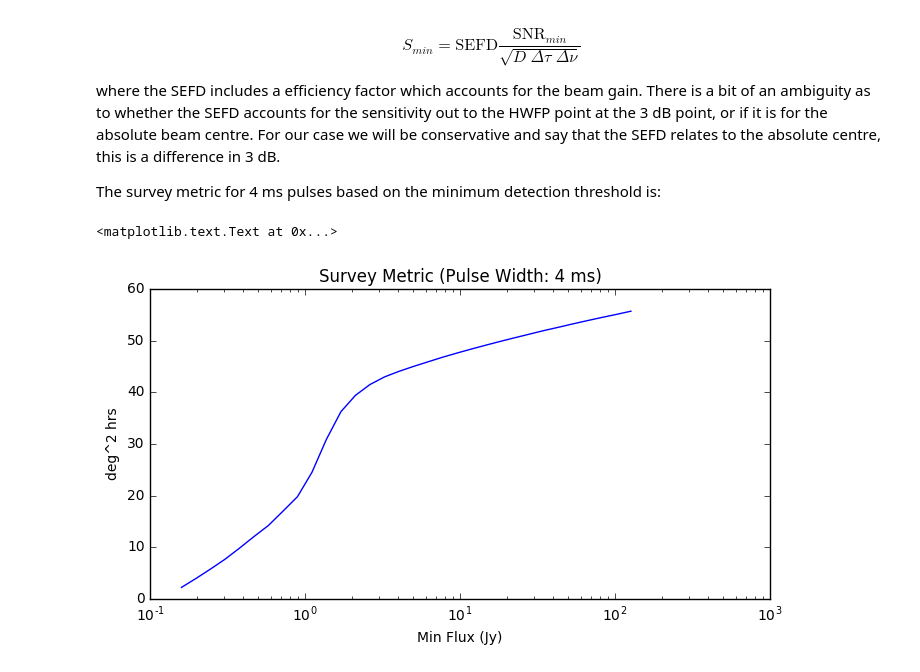
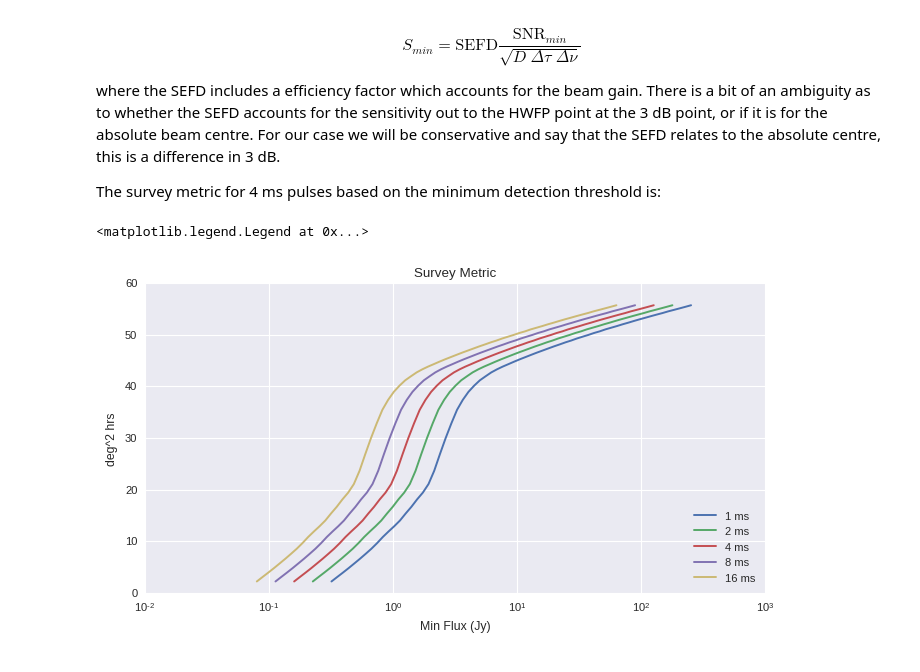
Before and after one commit to griffinfoster/alfaburst-initial-survey, a Jupyter notebook: notebooks/ALFA_Beam_Response.ipynb, the cells around one changed output. Drawn from its saved outputs; the diff is of its cells as text; code cells hidden in the pictures.

Commit message:
updated plots

```diff
--- a/notebooks/ALFA_Beam_Response.ipynb
+++ b/notebooks/ALFA_Beam_Response.ipynb
@@ -195,6 +204,7 @@ plt.xlabel('arcmin')
 # %%
 # Plot the primary lobe and first side lobe
 
+sns.set_style("whitegrid", {'axes.grid' : False})
 fig = plt.figure(figsize=(7, 5)) # width, height
 plt.imshow(primaryLobeResp + sideLobeStokesI, cmap=plt.get_cmap('viridis'),\
            extent=(-1.*xWidth/2., xWidth/2., -1.*yWidth/2., yWidth/2.))
@@ -239,6 +249,7 @@ for fid in np.arange(7):
 # %%
 # Plot the ALFA receiver using 3/8 power scaling, same as Fig 12 of the memo
 
+sns.set_style("whitegrid", {'axes.grid' : False})
 fig = plt.figure(figsize=(7, 5)) # width, height
 plt.imshow(beamResp**(3./8.), cmap=plt.get_cmap('viridis'),\
            extent=(-1.*xWidth/2., xWidth/2., -1.*yWidth/2., yWidth/2.))
@@ -255,6 +266,7 @@ plt.xlabel('arcmin')
 dBbeamResp = 10. * np.log10(beamResp)
 dBbeamResp = np.clip(dBbeamResp, a_min=-30., a_max=np.max(dBbeamResp))
 
+sns.set_style("whitegrid", {'axes.grid' : False})
 fig = plt.figure(figsize=(7, 5)) # width, height
 plt.imshow(dBbeamResp, cmap=plt.get_cmap('viridis'), extent=(-1.*xWidth/2., xWidth/2., -1.*yWidth/2., yWidth/2.))
 plt.colorbar()
@@ -290,13 +302,14 @@ print '%.1f deg^2 hrs'%(beamCoverage * meanObsHrs)
 # %% [markdown]
 The survey metric as a function of the beam sensitivity can be plotted as:
 # %%
-steps = 32
+steps = 64
 sensLevel = np.linspace(-1, -30, steps)
 surveyMetric = np.zeros(steps)
 for sid,sl in enumerate(sensLevel):
     nPix = len(dBbeamResp[np.where(dBbeamResp > sl)])
     surveyMetric[sid] = (nPix / totalPix) * totalCoverage * meanObsHrs
 
+sns.set_style("darkgrid")
 fig = plt.figure(figsize=(8, 4)) # width, height
 plt.plot(sensLevel, surveyMetric)
 plt.gca().invert_xaxis()
@@ -321,20 +334,24 @@ The survey metric for 4 ms pulses based on the minimum detection threshold is:
 # %%
 # Parameters
 SEFD = 3. # Jy, SEFD of ALFA (main beam)
 threshold = 10. # SNR threshold of detection pipeline
-pulseWidth = 4. * 1000. # us, expected pulse width
+pulseWidth = np.array([1., 2., 4., 8., 16.]) * 1000. # us, expected pulse width
 tRes = 256. # us, ALFABURST spectra time resolution
-dFactor = pulseWidth / tRes# decimation factor
 bw = 56. * 1e6 # ALFABURST effective bandwidth in Hz
 beamEffic = 10.**((np.linspace(-1, -30, steps) - 3.) / 10.)
 
-sMin = (1./beamEffic) * SEFD * (threshold / np.sqrt(dFactor * (tRes * 1e-6) * bw)) # Minimum flux density detection, based on radiometer equation
+sns.set_style("darkgrid")
+fig = plt.figure(figsize=(8, 4)) # width, height
 
-fig = plt.figure(figsize=(8, 4)) # width, height
-plt.semilogx(sMin, surveyMetric)
+for pw in pulseWidth:
+    dFactor = pw / tRes# decimation factor
+    sMin = (1./beamEffic) * SEFD * (threshold / np.sqrt(dFactor * (tRes * 1e-6) * bw)) # Minimum flux density detection, based on radiometer equation
+    plt.semilogx(sMin, surveyMetric, label='%.0f ms'%(pw/1000.))
+
 plt.xlabel('Min Flux (Jy)')
 plt.ylabel('deg^2 hrs')
-plt.title('Survey Metric (Pulse Width: 4 ms)')
+plt.title('Survey Metric')
+plt.legend(loc=4)
 # %% [output]
-<matplotlib.text.Text at 0x...>
+<matplotlib.legend.Legend at 0x...>
-[figure, old version]
+[figure, new version]
```
Also changed, not shown: parts of 10 cells of this notebook.
